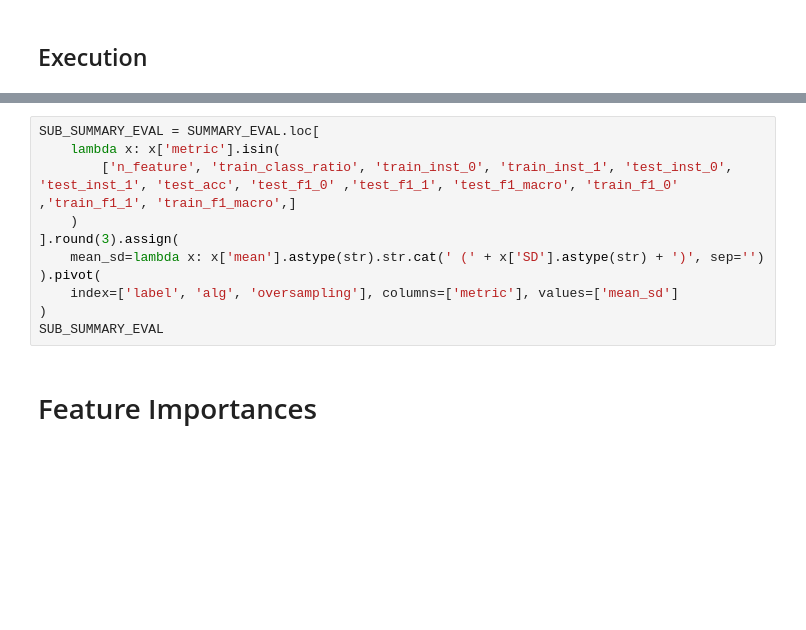
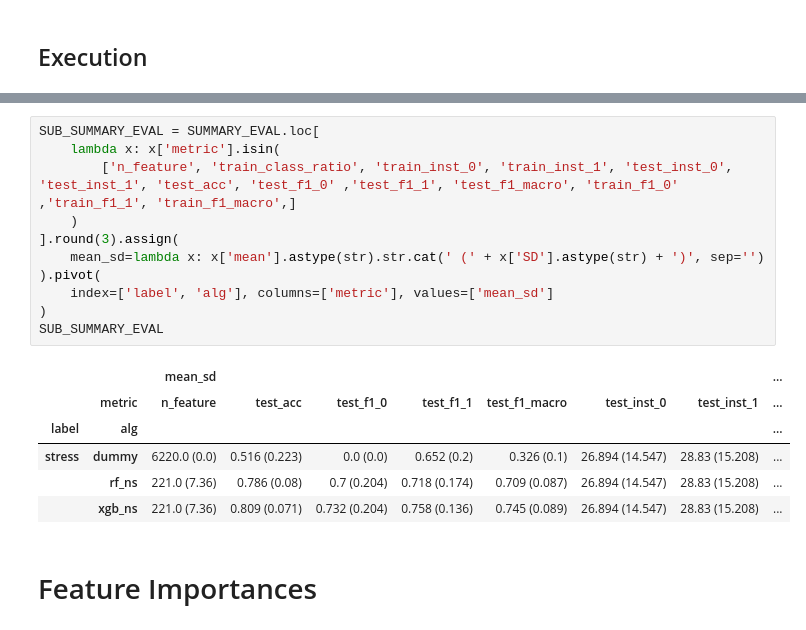
Before and after one commit to SteinPanyu/IndependentReproducibility, a Jupyter notebook: ModelTraining & Evaluation.ipynb, the cells around one changed output, grey strips where cells are left out. Saved outputs shown, nothing was run; the diff lists cells and outputs as text; blank space fills up the shorter version.

```diff
--- a/ModelTraining & Evaluation.ipynb
+++ b/ModelTraining & Evaluation.ipynb
@@ -541,14 +665,21 @@ SUMMARY_EVAL.head()
 # %%
 SUB_SUMMARY_EVAL = SUMMARY_EVAL.loc[
     lambda x: x['metric'].isin(
         ['n_feature', 'train_class_ratio', 'train_inst_0', 'train_inst_1', 'test_inst_0', 'test_inst_1', 'test_acc', 'test_f1_0' ,'test_f1_1', 'test_f1_macro', 'train_f1_0' ,'train_f1_1', 'train_f1_macro',]
     )
 ].round(3).assign(
     mean_sd=lambda x: x['mean'].astype(str).str.cat(' (' + x['SD'].astype(str) + ')', sep='')
 ).pivot(
-    index=['label', 'alg', 'oversampling'], columns=['metric'], values=['mean_sd']
+    index=['label', 'alg'], columns=['metric'], values=['mean_sd']
 )
 SUB_SUMMARY_EVAL
+# %% [output]
+|  |  | mean_sd |  |  |  |  |  |  | ... |
+|  | metric | n_feature | test_acc | test_f1_0 | test_f1_1 | test_f1_macro | test_inst_0 | test_inst_1 | ... |
+| label | alg |  |  |  |  |  |  |  | ... |
+| stress | dummy | 6220.0 (0.0) | 0.516 (0.223) | 0.0 (0.0) | 0.652 (0.2) | 0.326 (0.1) | 26.894 (14.547) | 28.83 (15.208) | ... |
+|  | rf_ns | 221.0 (7.36) | 0.786 (0.08) | 0.7 (0.204) | 0.718 (0.174) | 0.709 (0.087) | 26.894 (14.547) | 28.83 (15.208) | ... |
+|  | xgb_ns | 221.0 (7.36) | 0.809 (0.071) | 0.732 (0.204) | 0.758 (0.136) | 0.745 (0.089) | 26.894 (14.547) | 28.83 (15.208) | ... |
 # %% [markdown]
 # Feature Importances
 # %% [markdown]
```
Also changed, not shown: parts of 11 cells of this notebook, 2 other files.
